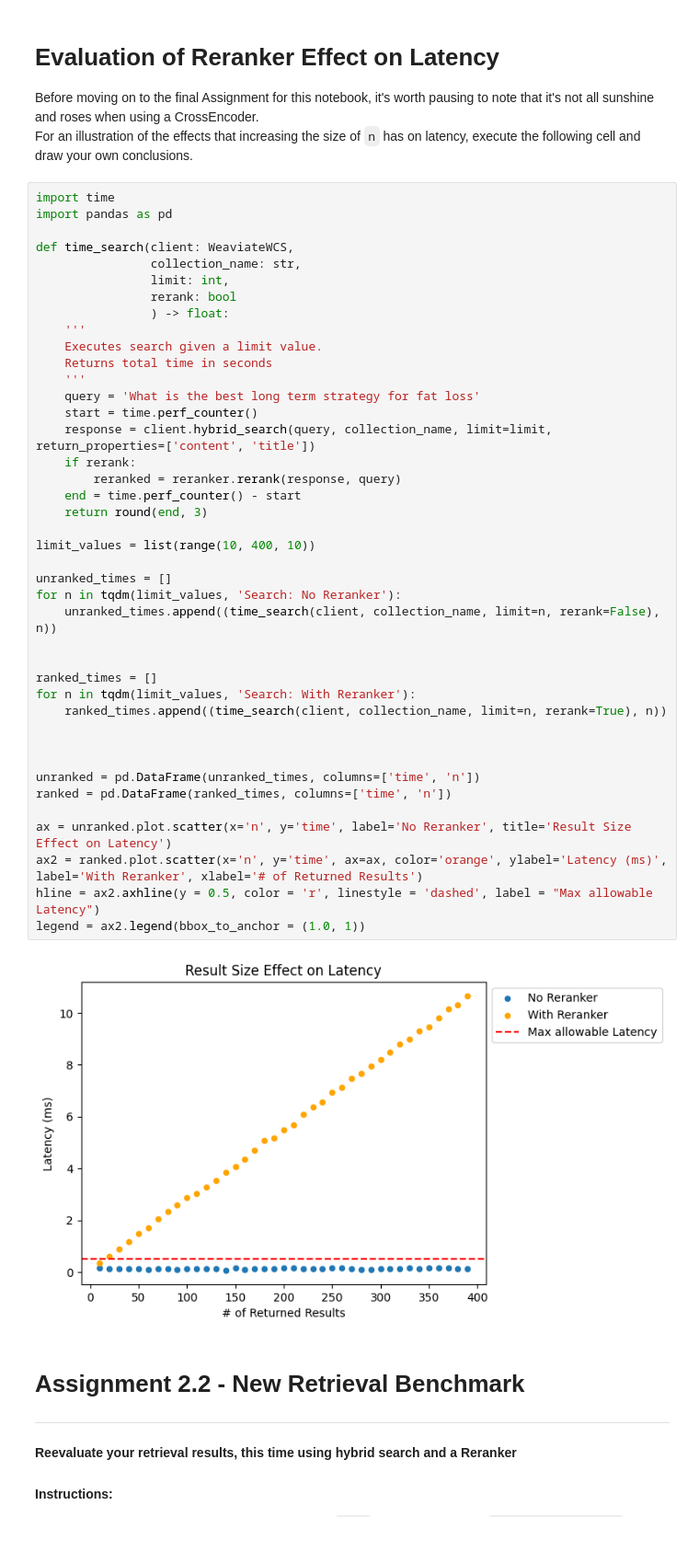
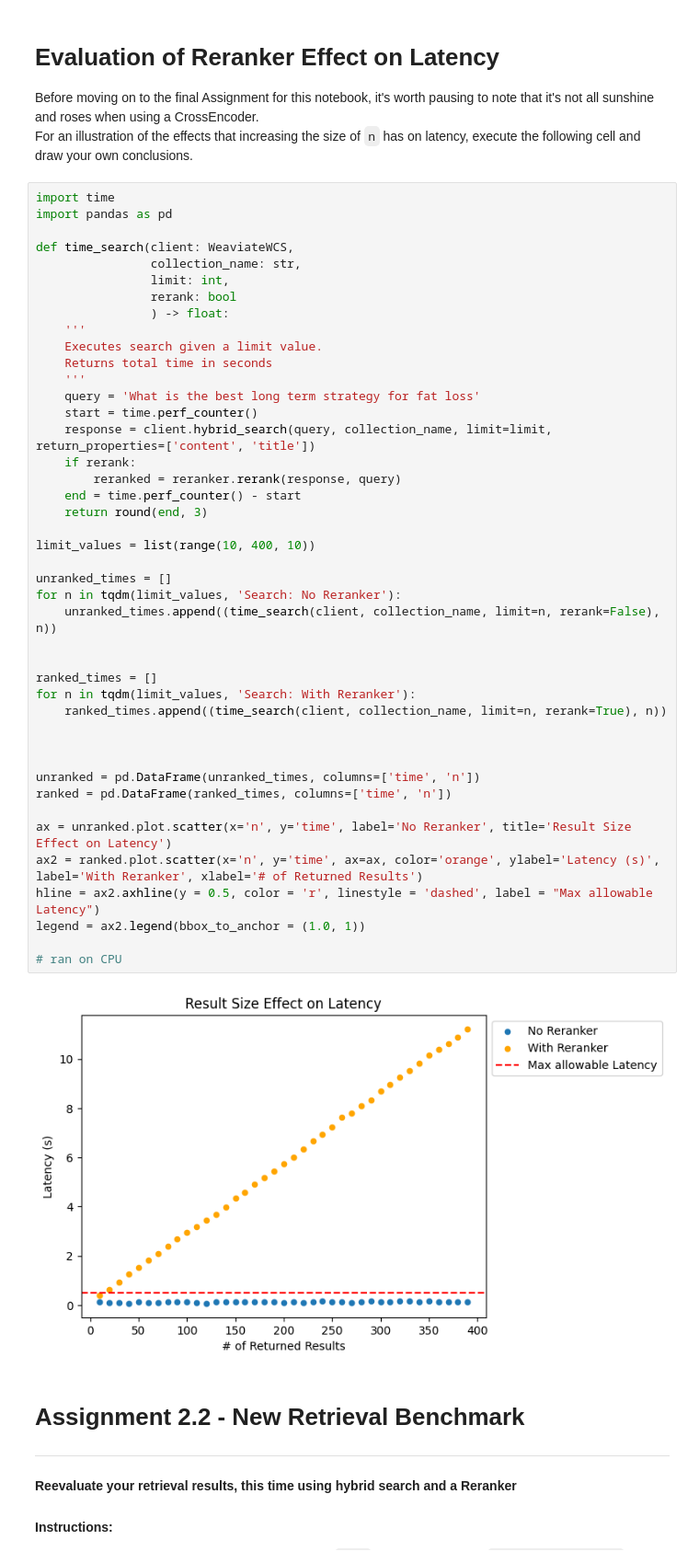
Before and after one commit to Odiurd/vectorsearch-applications, a Jupyter notebook: notebooks/4-Reranking_Week2.ipynb, the cells around one changed output. Shown: that part at 92% size. Cells and saved outputs as stored; diff of their text form.

Commit message:
Update chart error and rerun

```diff
--- a/notebooks/4-Reranking_Week2.ipynb
+++ b/notebooks/4-Reranking_Week2.ipynb
@@ -510,35 +510,37 @@ def time_search(client: WeaviateWCS,
     Returns total time in seconds
     '''
     query = 'What is the best long term strategy for fat loss'
     start = time.perf_counter()
     response = client.hybrid_search(query, collection_name, limit=limit, return_properties=['content', 'title'])
     if rerank:
         reranked = reranker.rerank(response, query)
     end = time.perf_counter() - start
     return round(end, 3)
 
 limit_values = list(range(10, 400, 10))
 
 unranked_times = []
 for n in tqdm(limit_values, 'Search: No Reranker'):
     unranked_times.append((time_search(client, collection_name, limit=n, rerank=False), n))
 
 
 ranked_times = []
 for n in tqdm(limit_values, 'Search: With Reranker'):
     ranked_times.append((time_search(client, collection_name, limit=n, rerank=True), n))
 
 
 
 unranked = pd.DataFrame(unranked_times, columns=['time', 'n'])
 ranked = pd.DataFrame(ranked_times, columns=['time', 'n'])
 
 ax = unranked.plot.scatter(x='n', y='time', label='No Reranker', title='Result Size Effect on Latency')
-ax2 = ranked.plot.scatter(x='n', y='time', ax=ax, color='orange', ylabel='Latency (ms)', label='With Reranker', xlabel='# of Returned Results')
+ax2 = ranked.plot.scatter(x='n', y='time', ax=ax, color='orange', ylabel='Latency (s)', label='With Reranker', xlabel='# of Returned Results')
 hline = ax2.axhline(y = 0.5, color = 'r', linestyle = 'dashed', label = "Max allowable Latency")
 legend = ax2.legend(bbox_to_anchor = (1.0, 1))
+
+# ran on CPU
 # %% [output]
-[figure, old version]
+[figure, new version]
 # %% [markdown]
 # Assignment 2.2 - New Retrieval Benchmark
 ***
```
Also changed, not shown: parts of 4 cells of this notebook.
